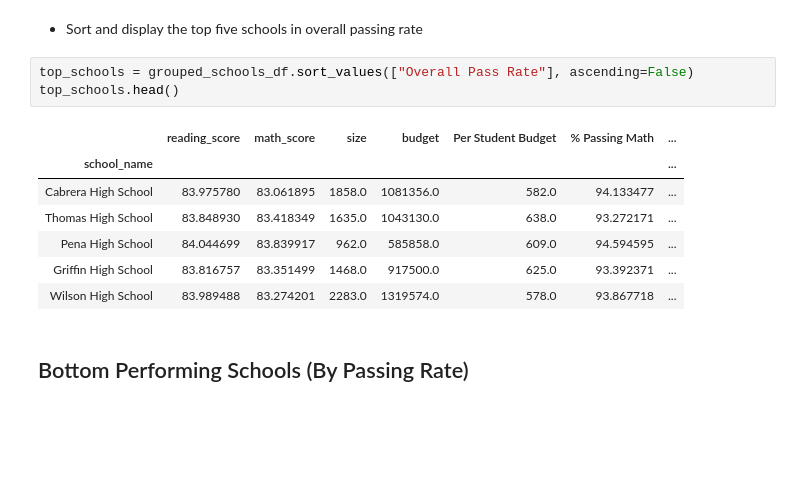
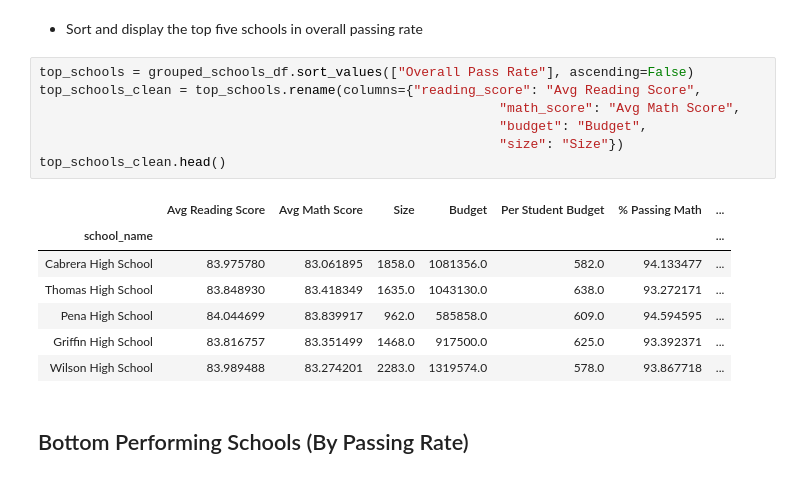
Before and after one commit to jackbarney-17/pandas-challenge, a Jupyter notebook: PyCitySchools_HW.ipynb, the cells around one changed output. Drawn from its saved outputs; the diff is of its cells as text; blank space fills up the shorter version.

```diff
--- a/PyCitySchools_HW.ipynb
+++ b/PyCitySchools_HW.ipynb
@@ -138,9 +142,13 @@ grouped_schools_df
 * Sort and display the top five schools in overall passing rate
 # %%
 top_schools = grouped_schools_df.sort_values(["Overall Pass Rate"], ascending=False)
-top_schools.head()
+top_schools_clean = top_schools.rename(columns={"reading_score": "Avg Reading Score",
+                                                           "math_score": "Avg Math Score",
+                                                           "budget": "Budget",
+                                                           "size": "Size"})
+top_schools_clean.head()
 # %% [output]
-|  | reading_score | math_score | size | budget | Per Student Budget | % Passing Math | ... |
+|  | Avg Reading Score | Avg Math Score | Size | Budget | Per Student Budget | % Passing Math | ... |
 | school_name |  |  |  |  |  |  | ... |
 | Cabrera High School | 83.975780 | 83.061895 | 1858.0 | 1081356.0 | 582.0 | 94.133477 | ... |
 | Thomas High School | 83.848930 | 83.418349 | 1635.0 | 1043130.0 | 638.0 | 93.272171 | ... |
```
Also changed, not shown: parts of 4 cells of this notebook.
